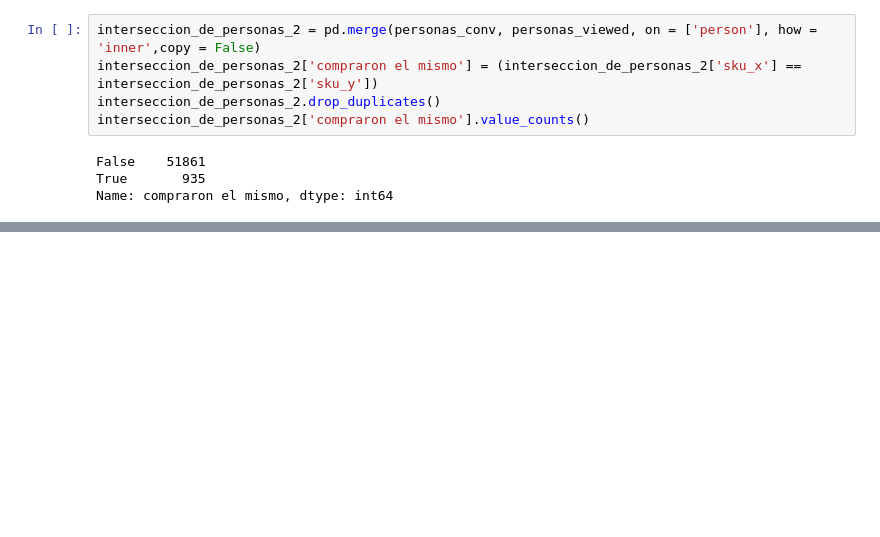
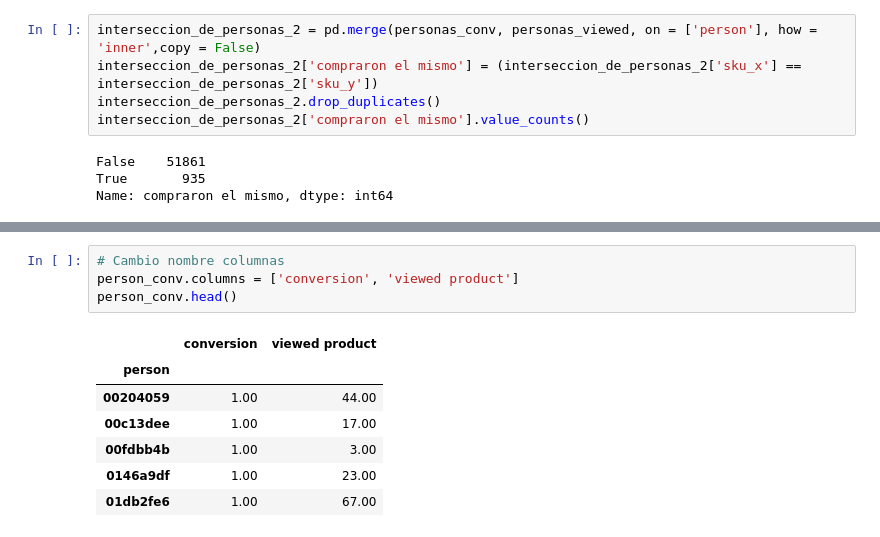
Before and after one commit to sebalogue/tp1-datos, a Jupyter notebook: TP1- Parte 3.ipynb, the cells around one changed output, grey strips where cells are left out. Drawn from its saved outputs; the diff is of its cells as text; blank space fills up the shorter version.

```diff
--- a/TP1- Parte 3.ipynb
+++ b/TP1- Parte 3.ipynb
@@ -83,0 +153,12 @@ Name: compraron el mismo, dtype: int64
+# %%
+# Cambio nombre columnas
+person_conv.columns = ['conversion', 'viewed product']
+person_conv.head()
+# %% [output]
+|  | conversion | viewed product |
+| person |  |  |
+| 00204059 | 1.00 | 44.00 |
+| 00c13dee | 1.00 | 17.00 |
+| 00fdbb4b | 1.00 | 3.00 |
+| 0146a9df | 1.00 | 23.00 |
+| 01db2fe6 | 1.00 | 67.00 |
```
Also changed, not shown: parts of 15 cells of this notebook, 1 other file.
